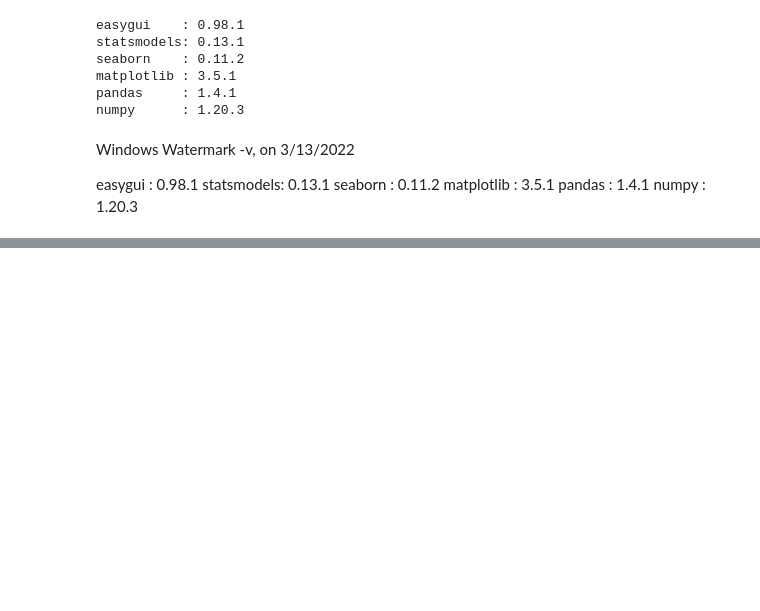
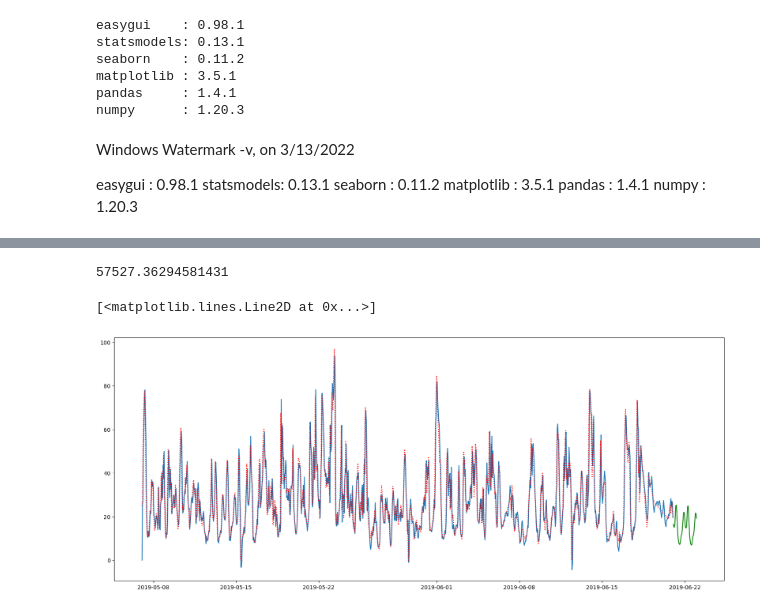
Before and after one commit to 17dmorehouse/DAT_512-Stat.-Approaches-to-Big-Data, a Jupyter notebook: Notes/03.19.2024 Time_Series_Intro_ARIMA.ipynb, the cells around one changed output, grey strips where cells are left out. Cells and saved outputs as stored; diff of their text form; code cells hidden in the pictures; blank space fills up the shorter version.

```diff
--- a/Notes/03.19.2024 Time_Series_Intro_ARIMA.ipynb
+++ b/Notes/03.19.2024 Time_Series_Intro_ARIMA.ipynb
@@ -1208,3 +1175,11 @@ pickle.dump(Paris4,open('C:\\Users\\hdavi\\Dropbox\\Data_Analytics\\DAT_512\\Exa
 Build an ARIMA model of the Paris 4 data set,
 
 Complete it in this notebook and upload it as a pdf
+# %%
+P=0,
+D=1
+Q=1
+
+mod4 = SARIMAX(Paris4, order=[P,D,Q],seasonal_order=[1,0,1,24])
+res4 = mod4.fit()
+print(res4.summary())
@@ -1210,0 +1204,19 @@ Complete it in this notebook and upload it as a pdf
+# %%
+y_pred6=res4.predict()
+sum(((y_pred6-Paris4).dropna())**2)
+# %% [output]
+57527.36294581431
+# %%
+plt.figure(figsize=(20,8))
+
+plt.plot(y_pred6)
+
+plt.plot(Paris4, alpha=1,linestyle=":",color='red')
+
+
+forecast5=res4.forecast(steps=48, alpha=0.05)
+forecast5
+plt.plot(forecast5,color='g')
+# %% [output]
+[<matplotlib.lines.Line2D at 0x...>]
+[figure, added]
```
Also changed, not shown: parts of 41 cells of this notebook, 9 other files.
